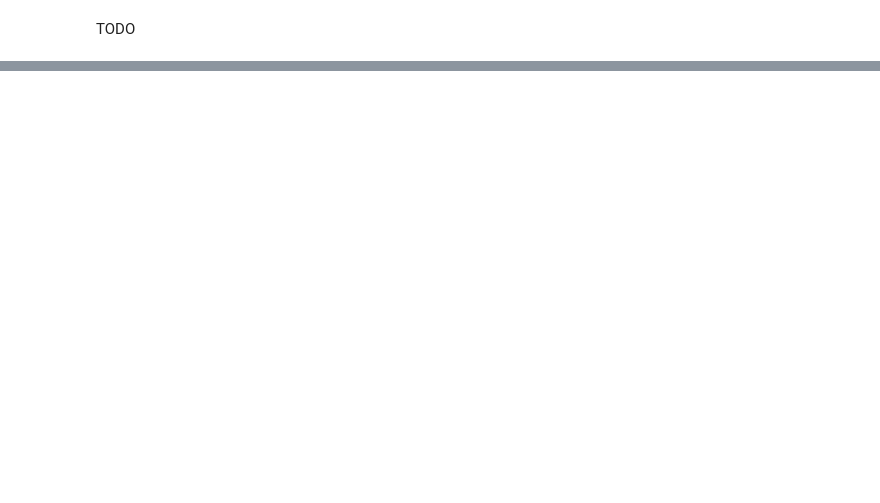
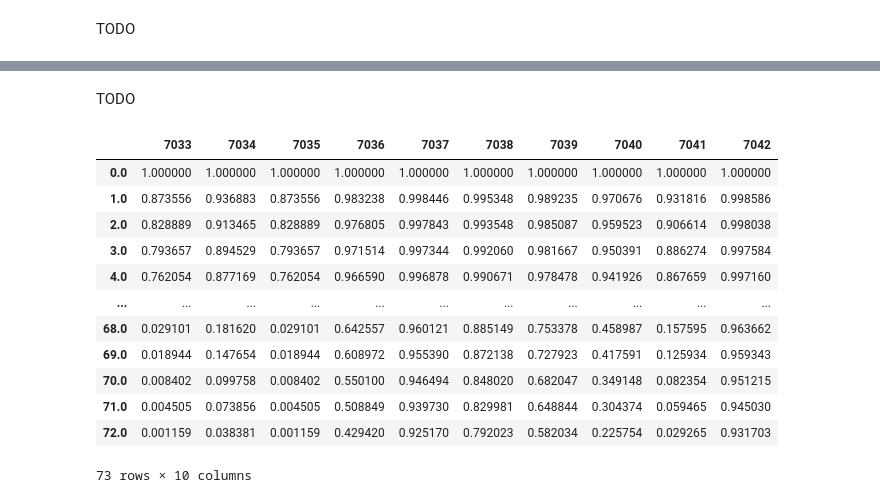
Before and after one commit to tng-konrad/time-series-with-Konrad, a Jupyter notebook: m05-survival-analysis.ipynb, the cells around one changed output, grey strips where cells are left out. Saved outputs shown, nothing was run; the diff lists cells and outputs as text; code cells hidden in the pictures; blank space fills up the shorter version.

```diff
--- a/m05-survival-analysis.ipynb
+++ b/m05-survival-analysis.ipynb
@@ -105,0 +210,18 @@ plt.title('Cumulative hazard function')
+# %% [markdown]
+TODO
+# %%
+cph.predict_survival_function(df_test)
+# %% [output]
+|  | 7033 | 7034 | 7035 | 7036 | 7037 | 7038 | 7039 | 7040 | 7041 | 7042 |
+| 0.0 | 1.000000 | 1.000000 | 1.000000 | 1.000000 | 1.000000 | 1.000000 | 1.000000 | 1.000000 | 1.000000 | 1.000000 |
+| 1.0 | 0.873556 | 0.936883 | 0.873556 | 0.983238 | 0.998446 | 0.995348 | 0.989235 | 0.970676 | 0.931816 | 0.998586 |
+| 2.0 | 0.828889 | 0.913465 | 0.828889 | 0.976805 | 0.997843 | 0.993548 | 0.985087 | 0.959523 | 0.906614 | 0.998038 |
+| 3.0 | 0.793657 | 0.894529 | 0.793657 | 0.971514 | 0.997344 | 0.992060 | 0.981667 | 0.950391 | 0.886274 | 0.997584 |
+| 4.0 | 0.762054 | 0.877169 | 0.762054 | 0.966590 | 0.996878 | 0.990671 | 0.978478 | 0.941926 | 0.867659 | 0.997160 |
+| ... | ... | ... | ... | ... | ... | ... | ... | ... | ... | ... |
+| 68.0 | 0.029101 | 0.181620 | 0.029101 | 0.642557 | 0.960121 | 0.885149 | 0.753378 | 0.458987 | 0.157595 | 0.963662 |
+| 69.0 | 0.018944 | 0.147654 | 0.018944 | 0.608972 | 0.955390 | 0.872138 | 0.727923 | 0.417591 | 0.125934 | 0.959343 |
+| 70.0 | 0.008402 | 0.099758 | 0.008402 | 0.550100 | 0.946494 | 0.848020 | 0.682047 | 0.349148 | 0.082354 | 0.951215 |
+| 71.0 | 0.004505 | 0.073856 | 0.004505 | 0.508849 | 0.939730 | 0.829981 | 0.648844 | 0.304374 | 0.059465 | 0.945030 |
+| 72.0 | 0.001159 | 0.038381 | 0.001159 | 0.429420 | 0.925170 | 0.792023 | 0.582034 | 0.225754 | 0.029265 | 0.931703 |
+73 rows × 10 columns
```
Also changed, not shown: parts of 31 cells of this notebook, 1 other file.
